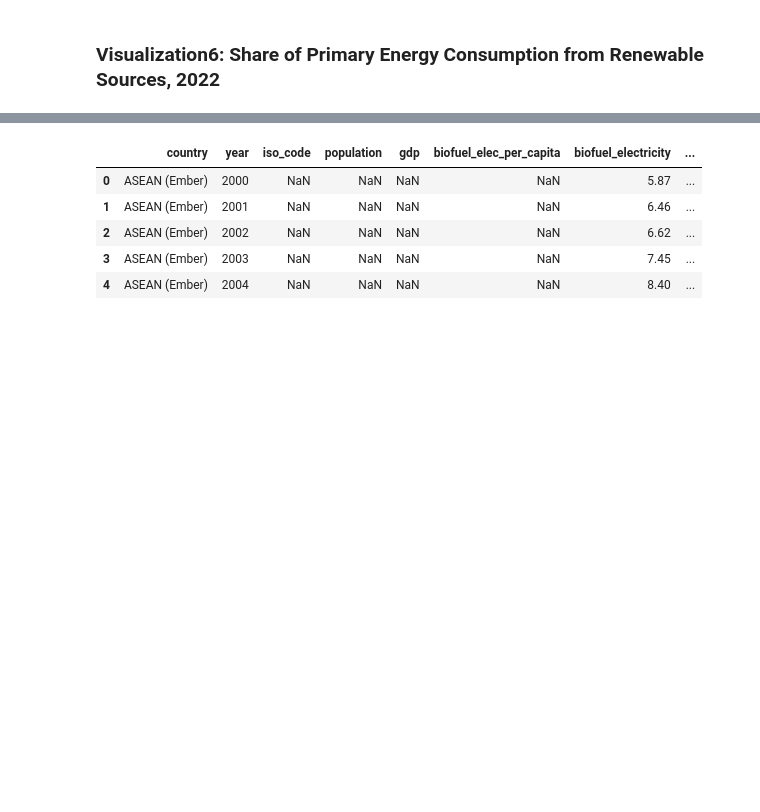
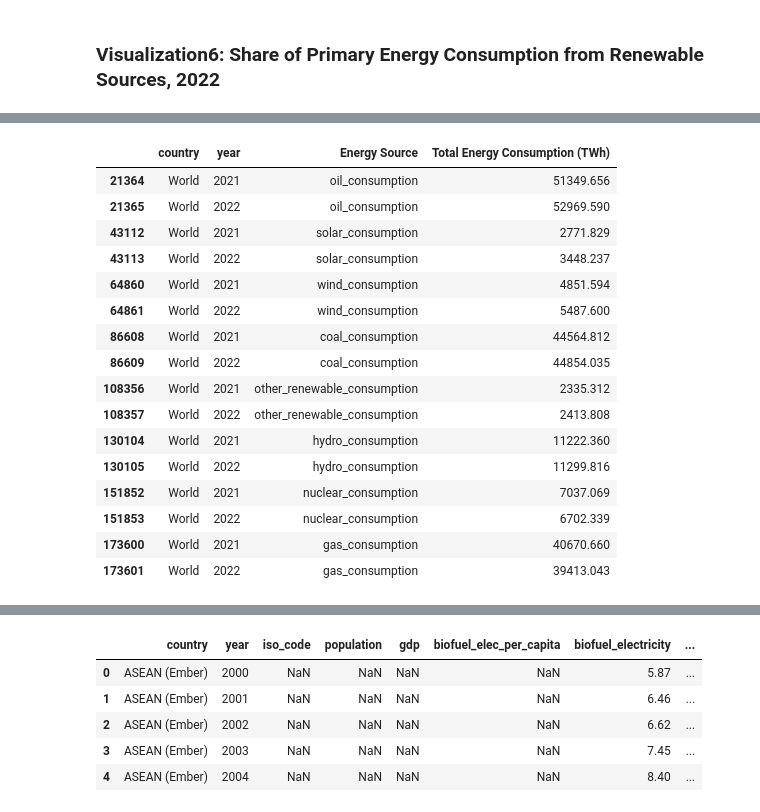
Before and after one commit to sinhasagar507/Analysis-of-Global-Renewable-Energy-Trends, a Jupyter notebook: notebooks/1.0_sinhasagar507_energyconsume.ipynb, the cells around one changed output, grey strips where cells are left out. Saved outputs shown, nothing was run; the diff lists cells and outputs as text; code cells hidden in the pictures; blank space fills up the shorter version.

```diff
--- a/notebooks/1.0_sinhasagar507_energyconsume.ipynb
+++ b/notebooks/1.0_sinhasagar507_energyconsume.ipynb
@@ -560,0 +670,16 @@ main_data = main_data.dropna(thresh=threshold, axis=1)
+# %%
+# Melt data across year and energy sources
+# world_data = main_data[main_data["country"] == "World"]
+melted_data = main_data.melt(id_vars=["country", "year"], value_vars=["oil_consumption", "solar_consumption", "wind_consumption", "coal_consumption", "other_renewable_consumption", "hydro_consumption", "nuclear_consumption", "gas_consumption"], var_name="Energy Source", value_name="Total Energy Consumption (TWh)")
+
+# # Choose only world data
+# melted_data = melted_data[melted_data["country"] == "World"]
+# melted_data.head()
+
+# Selct only the data for the year 2021 and 2022
+# melted_data = melted_data[(melted_data["year"] == 2021) | (melted_data["year"] == 2022)]
+# melted_data = melted_data[""]
+
+melted_data
+# Now pivot the melted data values to create a wide format
+# melted_data.pivot(index=[i for i in range(0, len(melted_data))], columns=["country", "year"], values="Total Energy Consumption (TWh)")
@@ -560,0 +700,21 @@ main_data = main_data.dropna(thresh=threshold, axis=1)
+# %%
+melted_data = melted_data[(melted_data["country"] == "World") & ((melted_data["year"] == 2021) | (melted_data["year"] == 2022))]
+melted_data.head(30)
+# %% [output]
+|  | country | year | Energy Source | Total Energy Consumption (TWh) |
+| 21364 | World | 2021 | oil_consumption | 51349.656 |
+| 21365 | World | 2022 | oil_consumption | 52969.590 |
+| 43112 | World | 2021 | solar_consumption | 2771.829 |
+| 43113 | World | 2022 | solar_consumption | 3448.237 |
+| 64860 | World | 2021 | wind_consumption | 4851.594 |
+| 64861 | World | 2022 | wind_consumption | 5487.600 |
+| 86608 | World | 2021 | coal_consumption | 44564.812 |
+| 86609 | World | 2022 | coal_consumption | 44854.035 |
+| 108356 | World | 2021 | other_renewable_consumption | 2335.312 |
+| 108357 | World | 2022 | other_renewable_consumption | 2413.808 |
+| 130104 | World | 2021 | hydro_consumption | 11222.360 |
+| 130105 | World | 2022 | hydro_consumption | 11299.816 |
+| 151852 | World | 2021 | nuclear_consumption | 7037.069 |
+| 151853 | World | 2022 | nuclear_consumption | 6702.339 |
+| 173600 | World | 2021 | gas_consumption | 40670.660 |
+| 173601 | World | 2022 | gas_consumption | 39413.043 |
```
Also changed, not shown: parts of 26 cells of this notebook, 1 other file.
